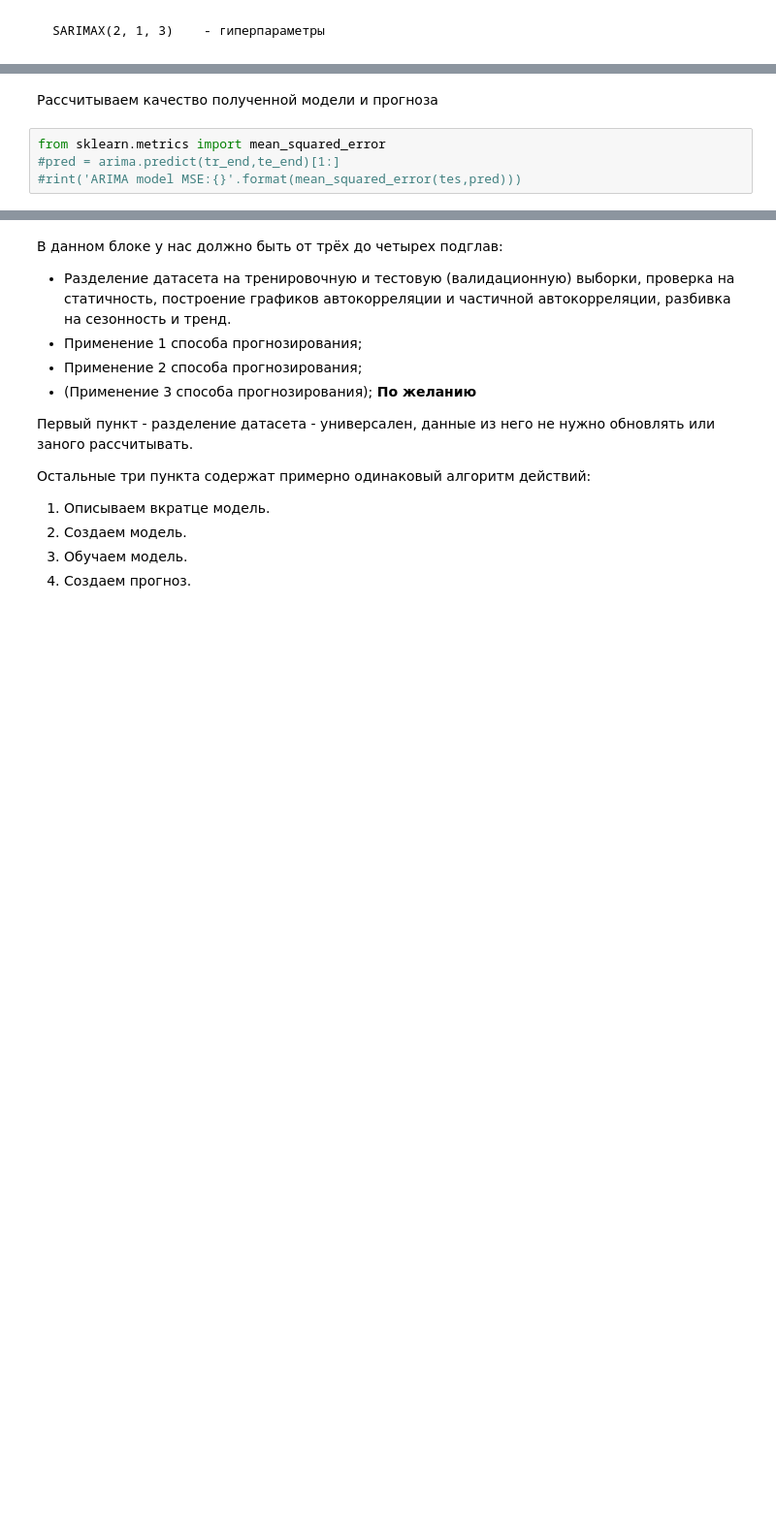
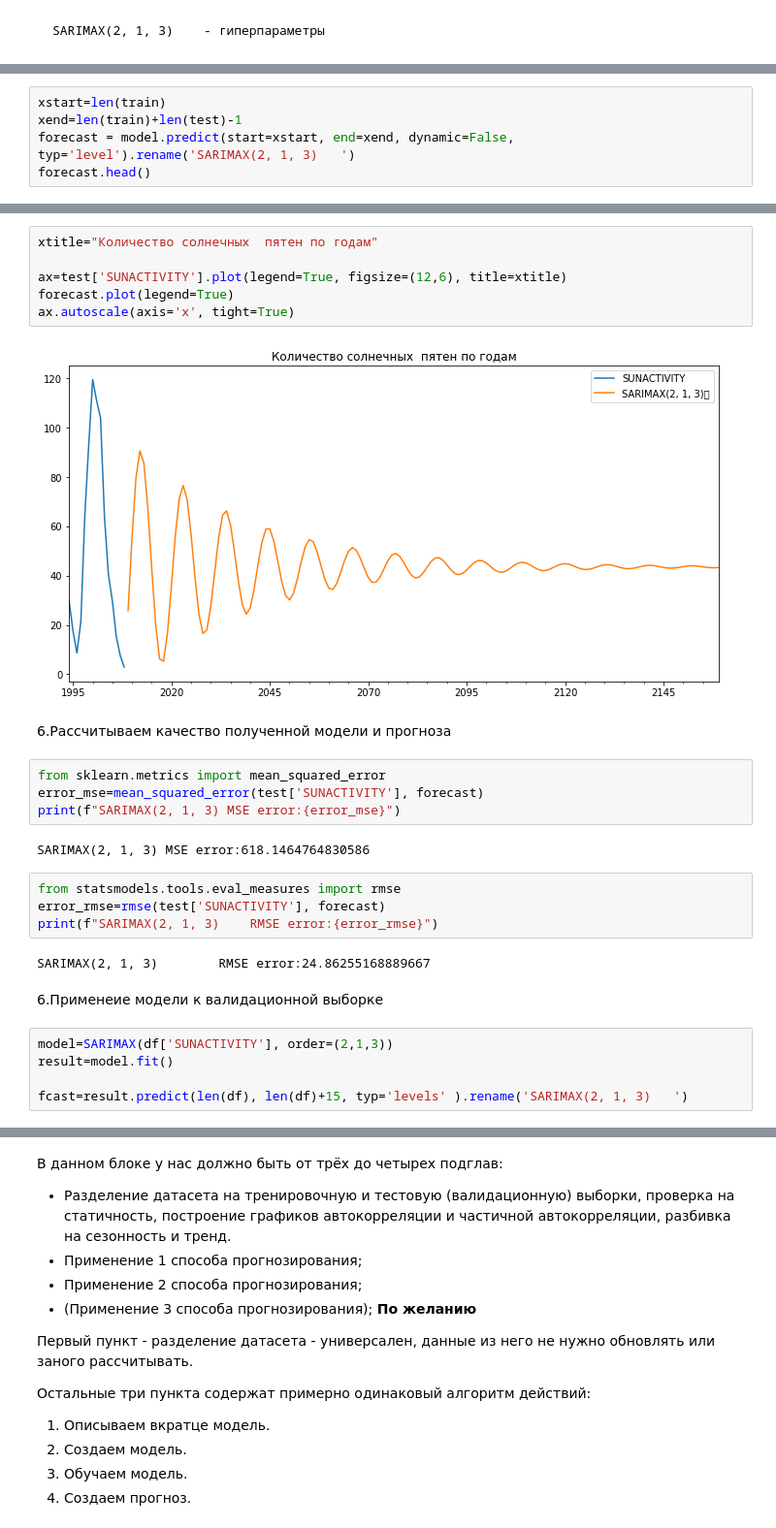
Before and after one commit to Elisakova/github_welcom, a Jupyter notebook: Итоговая__аттестация_Исакова_Е_С_ipynb".ipynb, the cells around one changed output, grey strips where cells are left out. Shown at 97% size. Saved outputs shown, nothing was run; the diff lists cells and outputs as text; blank space fills up the shorter version.

```diff
--- a/Итоговая__аттестация_Исакова_Е_С_ipynb".ipynb
+++ b/Итоговая__аттестация_Исакова_Е_С_ipynb".ipynb
@@ -243,0 +234,5 @@ predictions =arima.predict()
+# %%
+xstart=len(train)
+xend=len(train)+len(test)-1
+forecast = model.predict(start=xstart, end=xend, dynamic=False, typ='level').rename('SARIMAX(2, 1, 3)	')
+forecast.head()
@@ -244,6 +267,29 @@ predictions =arima.predict()
+# %%
+xtitle="Количество солнечных  пятен по годам"
+
+ax=test['SUNACTIVITY'].plot(legend=True, figsize=(12,6), title=xtitle)
+forecast.plot(legend=True)
+ax.autoscale(axis='x', tight=True)
+# %% [output]
+[figure, added]
 # %% [markdown]
-Рассчитываем качество полученной модели и прогноза
+6.Рассчитываем качество полученной модели и прогноза
-# %%
-from sklearn.metrics import mean_squared_error
-#pred = arima.predict(tr_end,te_end)[1:]
-#rint('ARIMA model MSE:{}'.format(mean_squared_error(tes,pred)))
+# %%
+from sklearn.metrics import mean_squared_error
+error_mse=mean_squared_error(test['SUNACTIVITY'], forecast)
+print(f"SARIMAX(2, 1, 3) MSE error:{error_mse}")
+# %% [output]
+SARIMAX(2, 1, 3) MSE error:618.1464764830586
+# %%
+from statsmodels.tools.eval_measures import rmse
+error_rmse=rmse(test['SUNACTIVITY'], forecast)
+print(f"SARIMAX(2, 1, 3)	RMSE error:{error_rmse}")
+# %% [output]
+SARIMAX(2, 1, 3)        RMSE error:24.86255168889667
+# %% [markdown]
+6.Применеие модели к валидационной выборке
+# %%
+model=SARIMAX(df['SUNACTIVITY'], order=(2,1,3))
+result=model.fit()
+
+fcast=result.predict(len(df), len(df)+15, typ='levels' ).rename('SARIMAX(2, 1, 3)	')
```
Also changed, not shown: parts of 31 cells of this notebook.
